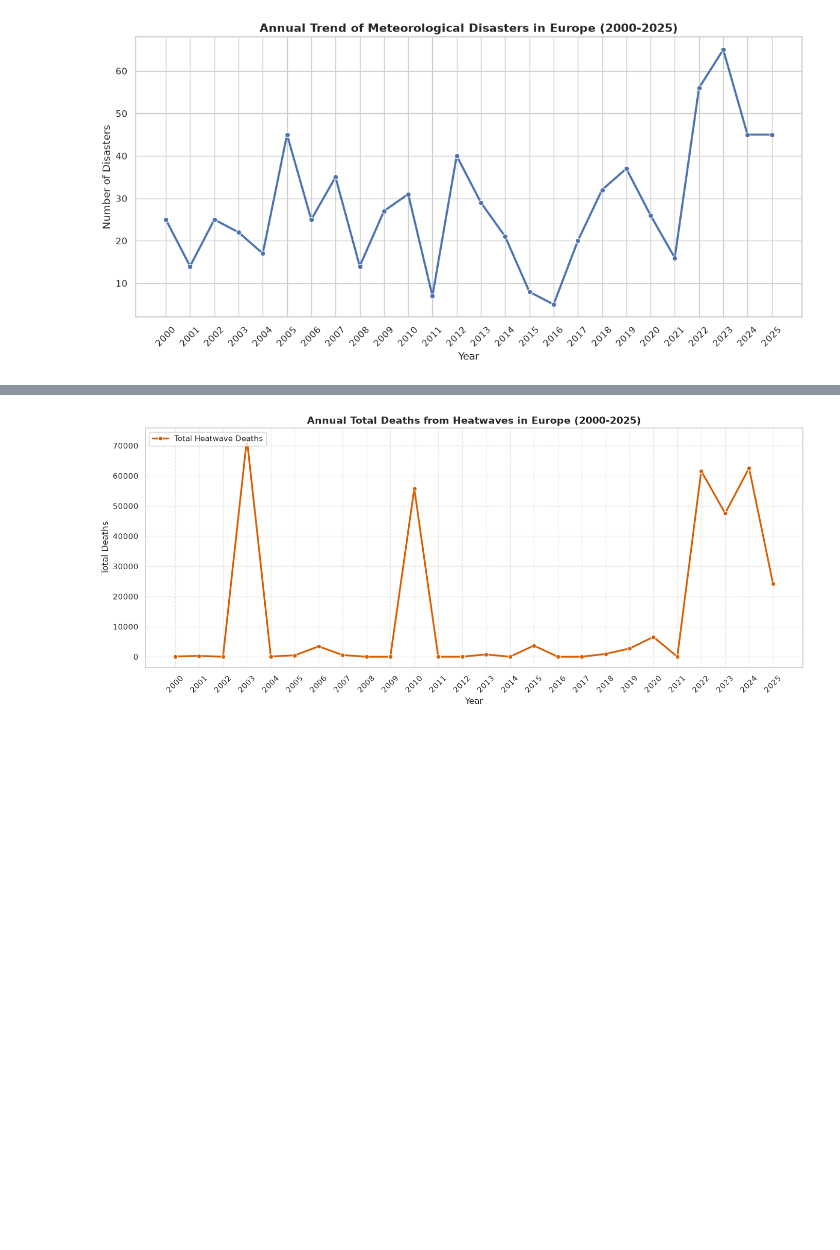
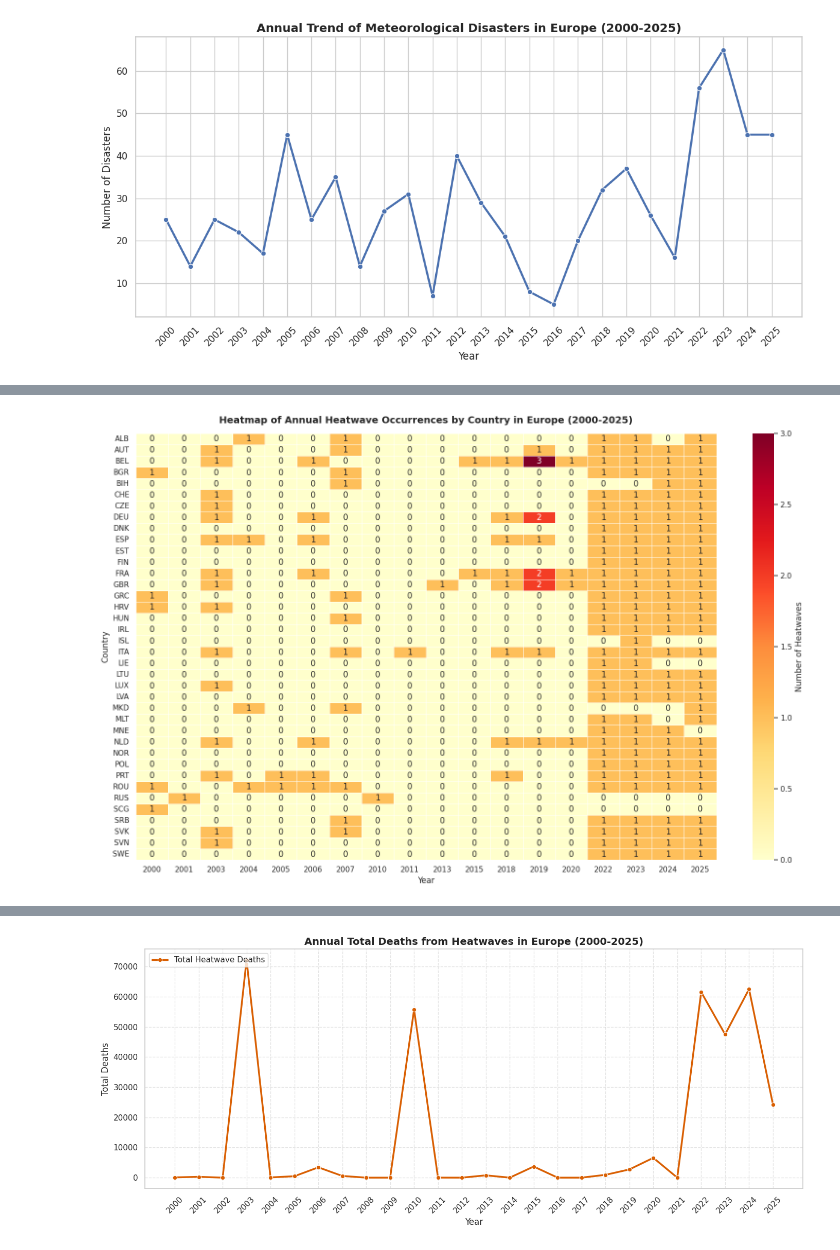
Before and after one commit to mjduarterosa/tdda-tutorial_emdat, a Jupyter notebook: notebooks/explore_EMDAT.ipynb, the cells around one changed output, grey strips where cells are left out. Drawn from its saved outputs; the diff is of its cells as text; code cells hidden in the pictures; blank space fills up the shorter version.

Commit message:
add heatwaves per country and interactive plot

```diff
--- a/notebooks/explore_EMDAT.ipynb
+++ b/notebooks/explore_EMDAT.ipynb
@@ -12,8 +14,8 @@
 import pandas as pd
 
 # Directly load the EM-DAT excel file from Google Drive
-file_path = "../data/data_emdat_2000_2025_world.xlsx"
-##file_path = '/content/drive/MyDrive/Open Data/EMDAT/data_emdat_2000_2025_world.xlsx'
+#file_path = "../data/data_emdat_2000_2025_world.xlsx"
+file_path = '/content/drive/MyDrive/Open Data/EMDAT/data_emdat_2000_2025_world.xlsx'
 df = pd.read_excel(file_path)
 display(df.head())
 # %% [output]
@@ -154 +156,10 @@ memory usage: 77.2 KB
 None
+# %%
+# Create a pivot table with countries as rows, start years as columns, and the count of heatwaves as entries
+df_country_annual_heatwaves = pd.crosstab(
+    index=df_heatwaves['ISO'],
+    columns=df_heatwaves['Start Year']
+)
+
+# Display the resulting DataFrame
+display(df_country_annual_heatwaves)
@@ -154,0 +185,26 @@ None
+# %%
+# Plot heatwaves using heat map
+
+# Set the figure size to fit all countries and years nicely
+plt.figure(figsize=(16, 10))
+
+# Draw the heatmap using seaborn
+sns.heatmap(
+    df_country_annual_heatwaves,
+    annot=True,
+    fmt='d',
+    cmap='YlOrRd',
+    linewidths=0.5,
+    cbar_kws={'label': 'Number of Heatwaves'}
+)
+
+# Add titles and adjust labels
+plt.title('Heatmap of Annual Heatwave Occurrences by Country in Europe (2000-2025)', fontsize=14, fontweight='bold', pad=15)
+plt.xlabel('Year', fontsize=12)
+plt.ylabel('Country', fontsize=12)
+
+# Display the plot
+plt.tight_layout()
+plt.show()
+# %% [output]
+[figure, added]
```
Also changed, not shown: parts of 7 cells of this notebook.
